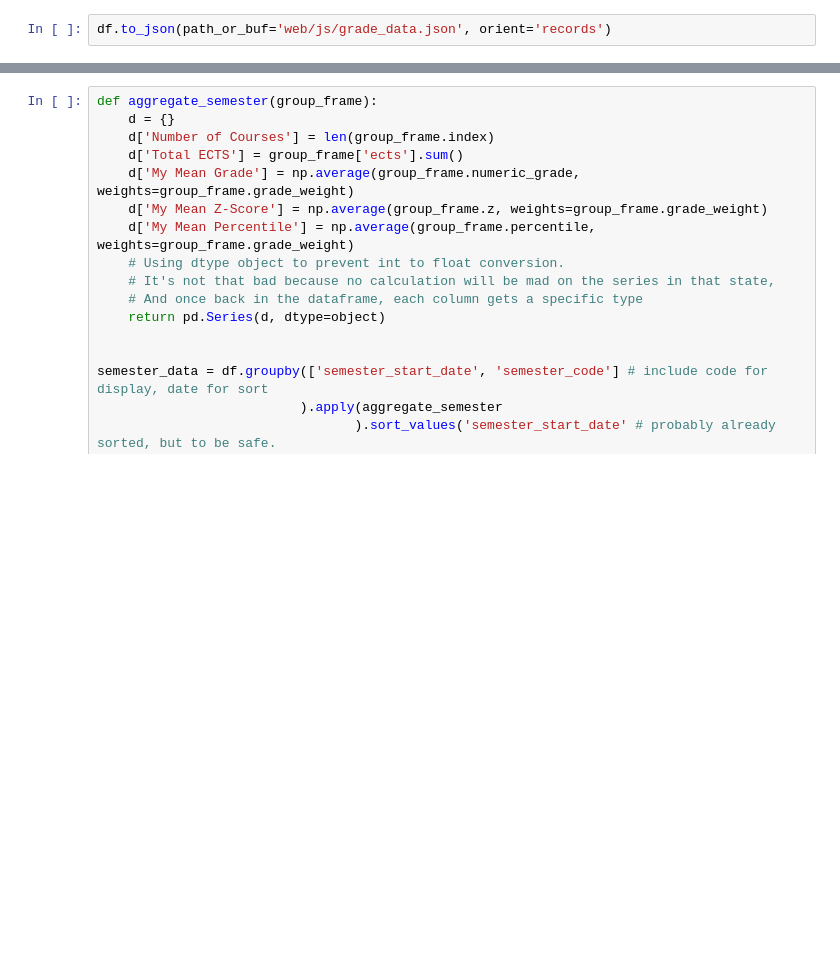
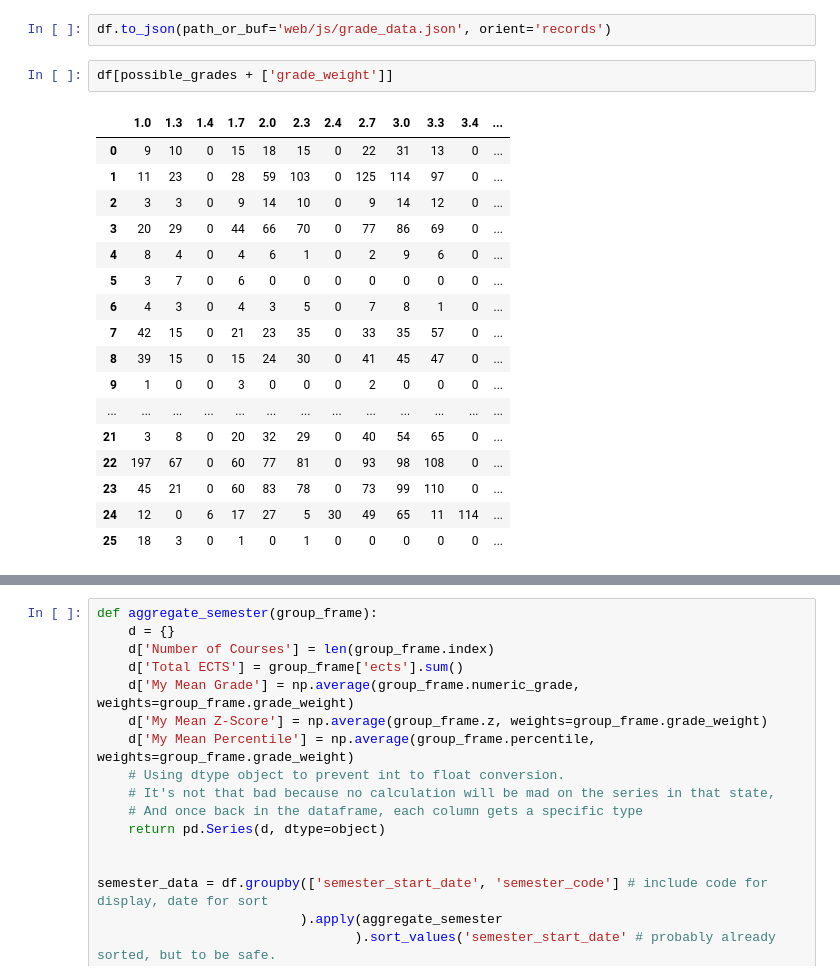
Before and after one commit to t4lz/my-grades, a Jupyter notebook: ExamStats.ipynb, the cells around one changed output, grey strips where cells are left out. Drawn from its saved outputs; the diff is of its cells as text; blank space fills up the shorter version.

```diff
--- a/ExamStats.ipynb
+++ b/ExamStats.ipynb
@@ -255,3 +255,23 @@ total_ects = df['ects'].sum()
 Save the DataFrame data to a json:
 # %%
 df.to_json(path_or_buf='web/js/grade_data.json', orient='records')
+# %%
+df[possible_grades + ['grade_weight']]
+# %% [output]
+|  | 1.0 | 1.3 | 1.4 | 1.7 | 2.0 | 2.3 | 2.4 | 2.7 | 3.0 | 3.3 | 3.4 | ... |
+| 0 | 9 | 10 | 0 | 15 | 18 | 15 | 0 | 22 | 31 | 13 | 0 | ... |
+| 1 | 11 | 23 | 0 | 28 | 59 | 103 | 0 | 125 | 114 | 97 | 0 | ... |
+| 2 | 3 | 3 | 0 | 9 | 14 | 10 | 0 | 9 | 14 | 12 | 0 | ... |
+| 3 | 20 | 29 | 0 | 44 | 66 | 70 | 0 | 77 | 86 | 69 | 0 | ... |
+| 4 | 8 | 4 | 0 | 4 | 6 | 1 | 0 | 2 | 9 | 6 | 0 | ... |
+| 5 | 3 | 7 | 0 | 6 | 0 | 0 | 0 | 0 | 0 | 0 | 0 | ... |
+| 6 | 4 | 3 | 0 | 4 | 3 | 5 | 0 | 7 | 8 | 1 | 0 | ... |
+| 7 | 42 | 15 | 0 | 21 | 23 | 35 | 0 | 33 | 35 | 57 | 0 | ... |
+| 8 | 39 | 15 | 0 | 15 | 24 | 30 | 0 | 41 | 45 | 47 | 0 | ... |
+| 9 | 1 | 0 | 0 | 3 | 0 | 0 | 0 | 2 | 0 | 0 | 0 | ... |
+| ... | ... | ... | ... | ... | ... | ... | ... | ... | ... | ... | ... | ... |
+| 21 | 3 | 8 | 0 | 20 | 32 | 29 | 0 | 40 | 54 | 65 | 0 | ... |
+| 22 | 197 | 67 | 0 | 60 | 77 | 81 | 0 | 93 | 98 | 108 | 0 | ... |
+| 23 | 45 | 21 | 0 | 60 | 83 | 78 | 0 | 73 | 99 | 110 | 0 | ... |
+| 24 | 12 | 0 | 6 | 17 | 27 | 5 | 30 | 49 | 65 | 11 | 114 | ... |
+| 25 | 18 | 3 | 0 | 1 | 0 | 1 | 0 | 0 | 0 | 0 | 0 | ... |
```
Also changed, not shown: parts of 12 cells of this notebook, 3 other files.
